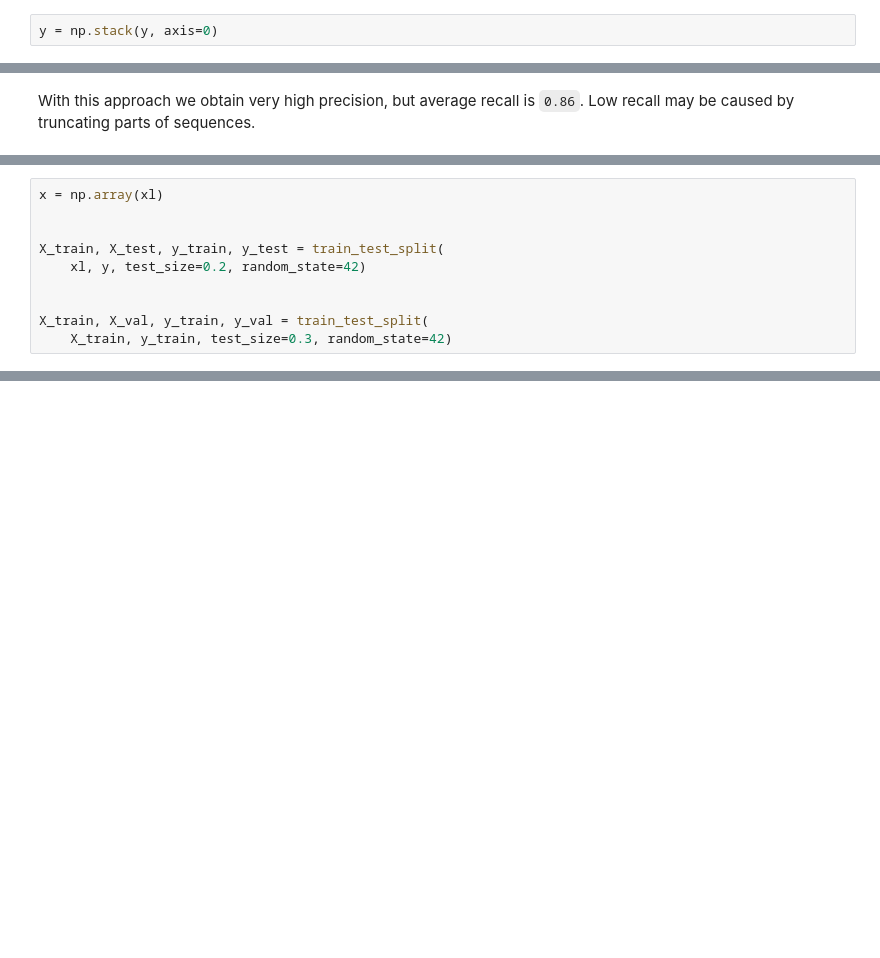
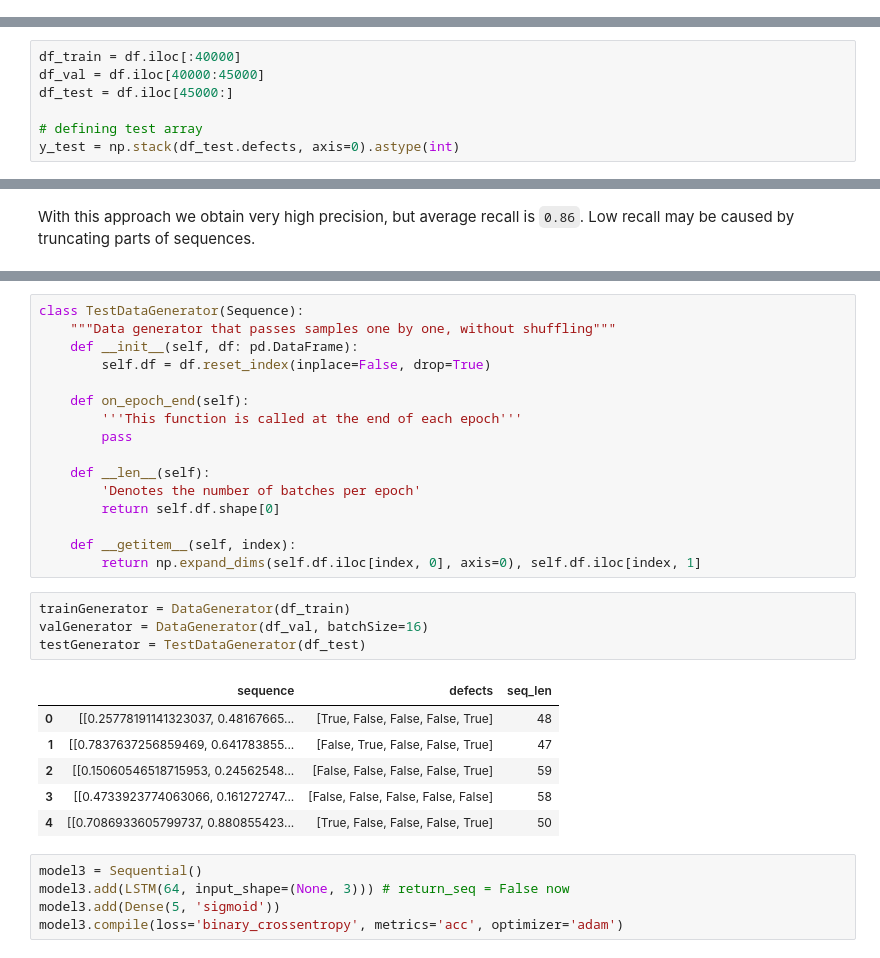
Before and after one commit to lukik45/candle-defect-detection, a Jupyter notebook: report.ipynb, the cells around one changed output, grey strips where cells are left out. Cells and saved outputs as stored; diff of their text form; blank space fills up the shorter version.

```diff
--- a/report.ipynb
+++ b/report.ipynb
@@ -43,2 +47,0 @@ y = np.array(yl)
-# %%
-y = np.stack(y, axis=0)
@@ -77,0 +88,7 @@ min(lengths)
+# %%
+df_train = df.iloc[:40000]
+df_val = df.iloc[40000:45000]
+df_test = df.iloc[45000:]
+
+# defining test array
+y_test = np.stack(df_test.defects, axis=0).astype(int)
@@ -179,10 +198,0 @@ We can try to workaround the problem of varying sample-size by feeding the RNN w
-# %%
-x = np.array(xl)
-
-
-X_train, X_test, y_train, y_test = train_test_split(
-    xl, y, test_size=0.2, random_state=42)
-
-
-X_train, X_val, y_train, y_val = train_test_split(
-    X_train, y_train, test_size=0.3, random_state=42)
@@ -193,3 +244,35 @@ y_train.shape
+# %%
+class TestDataGenerator(Sequence):
+    """Data generator that passes samples one by one, without shuffling"""
+    def __init__(self, df: pd.DataFrame):
+        self.df = df.reset_index(inplace=False, drop=True)
+
+    def on_epoch_end(self):
+        '''This function is called at the end of each epoch'''
+        pass
+
+    def __len__(self):
+        'Denotes the number of batches per epoch'
+        return self.df.shape[0]
+
+    def __getitem__(self, index):
+        return np.expand_dims(self.df.iloc[index, 0], axis=0), self.df.iloc[index, 1]
+# %%
+trainGenerator = DataGenerator(df_train)
+valGenerator = DataGenerator(df_val, batchSize=16)
+testGenerator = TestDataGenerator(df_test)
+# %% [output]
+|  | sequence | defects | seq_len |
+| 0 | [[0.25778191141323037, 0.48167665... | [True, False, False, False, True] | 48 |
+| 1 | [[0.7837637256859469, 0.641783855... | [False, True, False, False, True] | 47 |
+| 2 | [[0.15060546518715953, 0.24562548... | [False, False, False, False, True] | 59 |
+| 3 | [[0.4733923774063066, 0.161272747... | [False, False, False, False, False] | 58 |
+| 4 | [[0.7086933605799737, 0.880855423... | [True, False, False, False, True] | 50 |
+# %%
+model3 = Sequential()
+model3.add(LSTM(64, input_shape=(None, 3))) # return_seq = False now
+model3.add(Dense(5, 'sigmoid'))
+model3.compile(loss='binary_crossentropy', metrics='acc', optimizer='adam')
 # %%
 early = EarlyStopping(patience=10)
 
```
Also changed, not shown: parts of 46 cells of this notebook.
